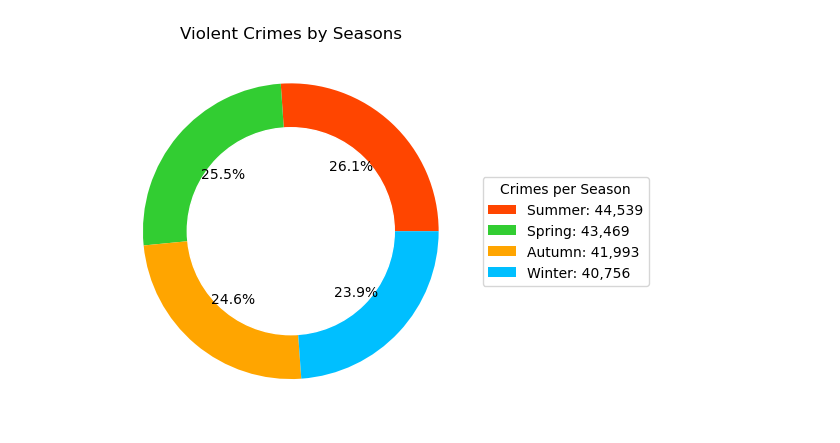
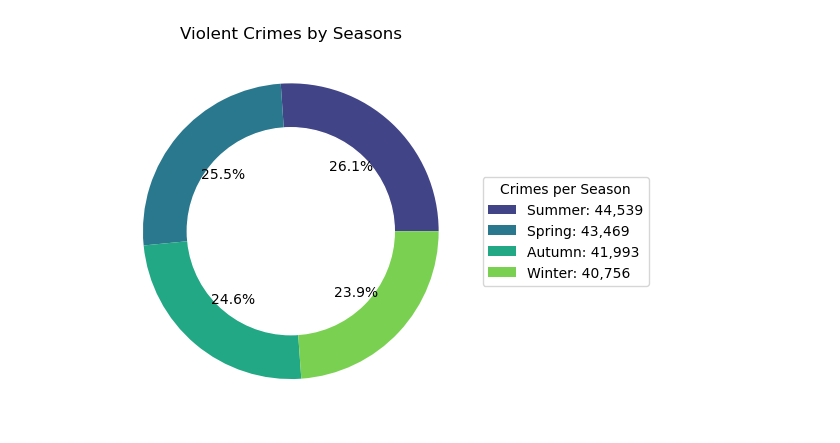
Before and after one commit to Evkn00/g1p1, a Jupyter notebook: nteakle-main.ipynb, the cells around one changed output. Drawn from its saved outputs; the diff is of its cells as text; code cells hidden in the pictures.

Commit message:
final changes to my graphs

```diff
--- a/nteakle-main.ipynb
+++ b/nteakle-main.ipynb
@@ -42,31 +43,31 @@ df.head()
 # %%
 # Calculate the number of crimes based on the Season
 crimes_by_season = df.groupby('Season').size()
 
 # Sort the total number of Crimes, by highest to lowest value
 crimes_by_season = crimes_by_season.sort_values(ascending=False)
 
 # Define the colors for the pie chart slices
-colours = ['orangered', 'limegreen', 'orange', 'deepskyblue']
+colours = sns.color_palette('viridis', n_colors=4)
 
 # Create a pie chart that shows the number of crimes per season
 wedges, texts, autotexts = plt.pie(crimes_by_season, colors=colours, autopct='%1.1f%%')
 
 # Add the title
 plt.title('Violent Crimes by Seasons')
 
 # Change labels for the legend to show crimes_by_season instead
 legend_labels = [f'{season}: {format(count, ",")}' for season, count in crimes_by_season.items()]
 
 # Add the legend
 plt.legend(wedges, legend_labels, title='Crimes per Season', loc='center left', bbox_to_anchor=(1, 0.5))
 
 # Add a white circle at the center to create a donut chart
 my_circle=plt.Circle( (0,0), 0.7, color='white')
 p=plt.gcf()
 p.gca().add_artist(my_circle)
 
 # Plot the pie chart
 plt.show()
 # %% [output]
-[figure, old version]
+[figure, new version]
```
Also changed, not shown: parts of 3 cells of this notebook, 1 other file.
